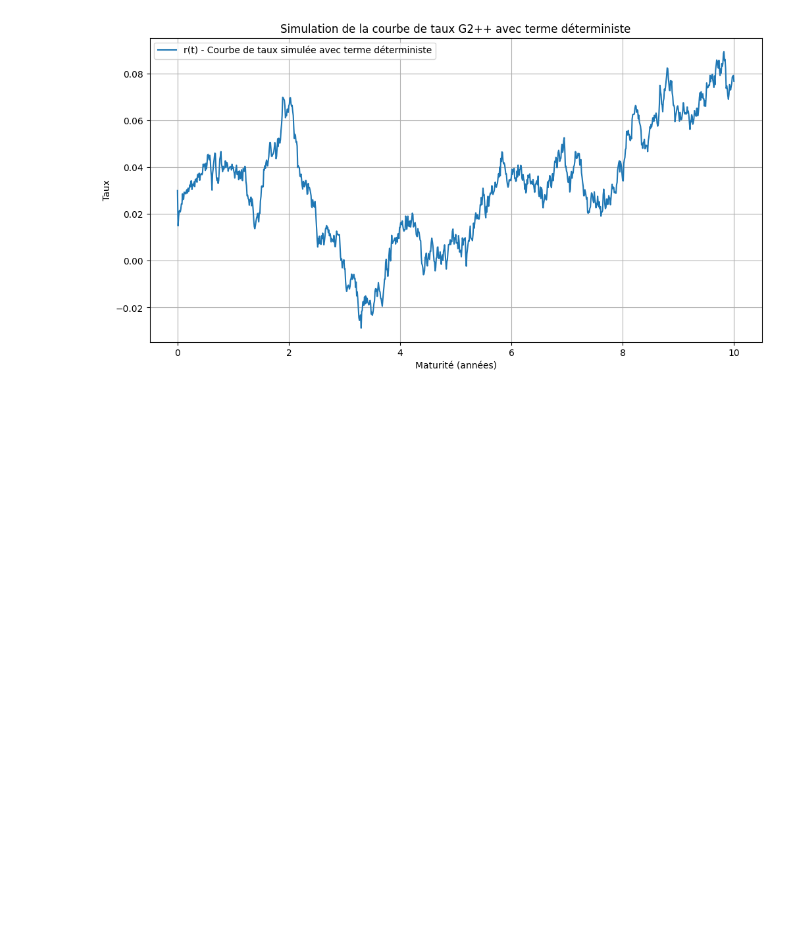
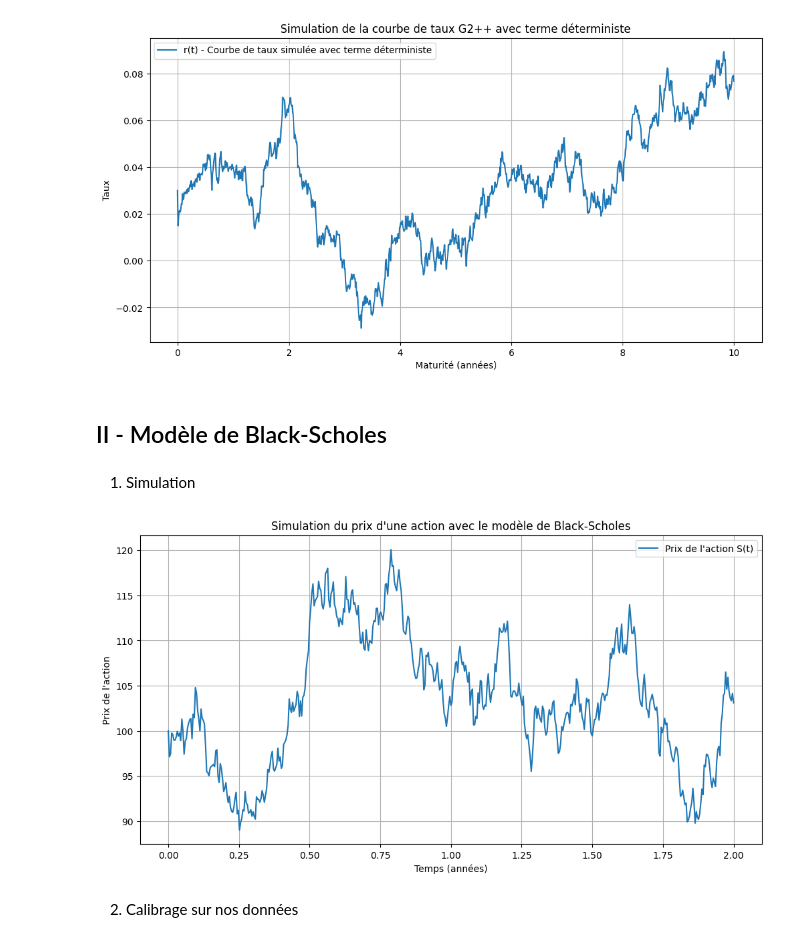
Before and after one commit to massine-djn/StatApp_GSE, a Jupyter notebook: main.ipynb, the cells around one changed output. Cells and saved outputs as stored; diff of their text form; code cells hidden in the pictures; blank space fills up the shorter version.

```diff
--- a/main.ipynb
+++ b/main.ipynb
@@ -232,3 +232,65 @@ plt.grid()
 plt.show()
 # %% [output]
 [figure]
+# %% [markdown]
+## II - Modèle de Black-Scholes
+# %% [markdown]
+1) Simulation
+# %%
+# Fonction de simulation du prix d'une action avec le modèle de Black-Scholes
+def simulate_black_scholes(S0, mu, sigma, T, N):
+    """
+    Simule le prix d'une action selon le modèle de Black-Scholes.
+
+    Arguments :
+    S0 : float : Prix initial de l'action
+    mu : float : Taux de rendement moyen
+    sigma : float : Volatilité de l'action
+    T : float : Horizon de temps (années)
+    N : int : Nombre de pas de temps
+
+    Retourne :
+    t_grid : np.array : Grille temporelle
+    S : np.array : Série des prix simulés
+    """
+    dt = T / N  # Pas de temps
+    t_grid = np.linspace(0, T, N + 1)  # Grille de temps
+
+    # Génération du mouvement brownien
+    dW = np.random.normal(0, np.sqrt(dt), N)
+    W = np.concatenate(([0], np.cumsum(dW)))
+
+    # Simulation du prix de l'action
+    S = np.zeros(N + 1)
+    S[0] = S0
+    for i in range(1, N + 1):
+        S[i] = S[i - 1] * np.exp((mu - 0.5 * sigma**2) * dt + sigma * dW[i - 1])
+
+    return t_grid, S
+
+# Paramètres du modèle
+S0 = 100  # Prix initial de l'action
+mu = 0.05  # Taux de rendement moyen
+sigma_BS = 0.2  # Volatilité de l'action
+T_BS = 2  # Horizon de simulation en années
+N_BS = 500  # Nombre de pas de temps
+
+# Simulation du pricing avec Black-Scholes
+t_grid_BS, S_BS = simulate_black_scholes(S0, mu, sigma_BS, T_BS, N_BS)
+
+# Affichage du prix simulé
+plt.figure(figsize=(12, 6))
+plt.plot(t_grid_BS, S_BS, label="Prix de l'action S(t)")
+plt.xlabel("Temps (années)")
+plt.ylabel("Prix de l'action")
+plt.legend()
+plt.title("Simulation du prix d'une action avec le modèle de Black-Scholes")
+plt.grid()
+plt.show()
+
+# Stockage des résultats
+df_black_scholes = pd.DataFrame({'Temps': t_grid_BS, 'Prix de l\'action S(t)': S_BS})
+# %% [output]
+[figure, added]
+# %% [markdown]
+2) Calibrage sur nos données
```
Also changed, not shown: parts of 3 cells of this notebook.
